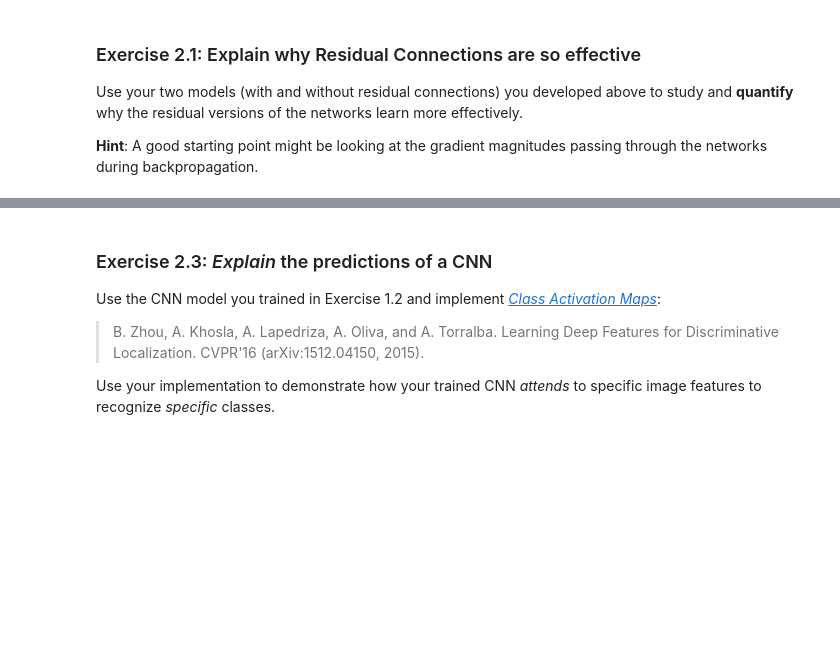
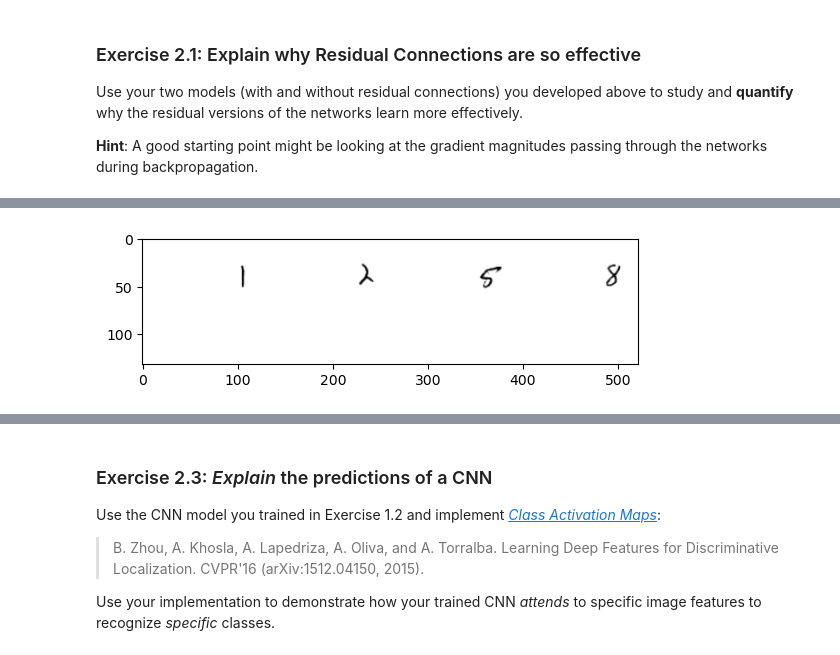
Before and after one commit to ciodar/deep-labs, a Jupyter notebook: lab1/Lab1-CNNs.ipynb, the cells around one changed output, grey strips where cells are left out. Saved outputs shown, nothing was run; the diff lists cells and outputs as text; code cells hidden in the pictures; blank space fills up the shorter version.

```diff
--- a/lab1/Lab1-CNNs.ipynb
+++ b/lab1/Lab1-CNNs.ipynb
@@ -539,0 +595,23 @@ plt.show()
+# %%
+AUG_SIZE = 128
+
+def embed_image(img):
+    imgs, labels = torch.utils.data.default_collate(img)
+    batch_size,channels = imgs.shape[0:2]
+    new_img = torch.zeros((batch_size,channels,AUG_SIZE, AUG_SIZE))
+    x_min, y_min = randrange(AUG_SIZE - imgs.shape[2]), randrange(AUG_SIZE - imgs.shape[3])
+    x_max, y_max = x_min + imgs.shape[2], y_min + imgs.shape[3]
+    new_img[:,:,x_min:x_max, y_min:y_max] = imgs
+    # print(new_img.shape)
+    return new_img, labels #(x_min, y_min, x_max, y_max)
+# %%
+train_data_loader = DataLoader(mnist_train,batch_size=BATCH_SIZE,shuffle=True,collate_fn=embed_image)
+valid_data_loader = DataLoader(mnist_val,batch_size=BATCH_SIZE,collate_fn=embed_image)
+
+dataiter = iter(train_data_loader)
+images,labels = next(dataiter)
+images, labels = images[0:4], labels[0:4]
+
+imshow(torchvision.utils.make_grid(images),one_channel=True)
+# %% [output]
+[figure, added]
```
Also changed, not shown: parts of 42 cells of this notebook.
